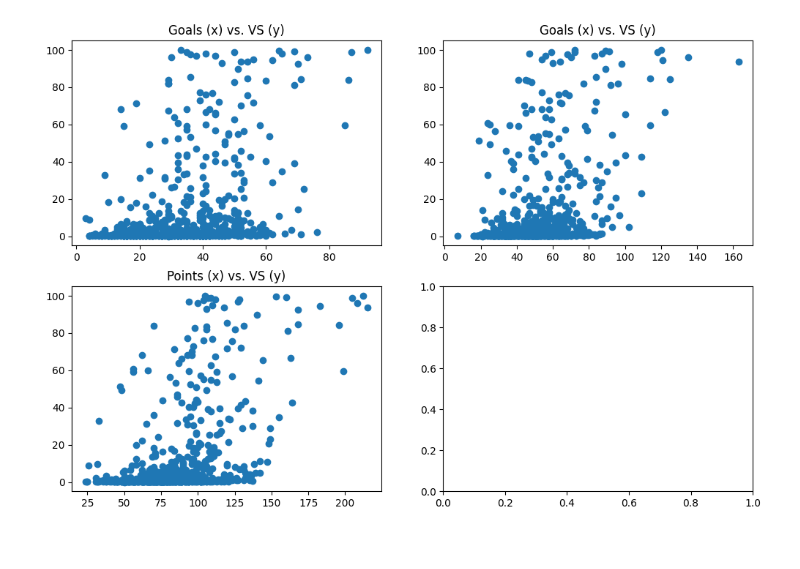
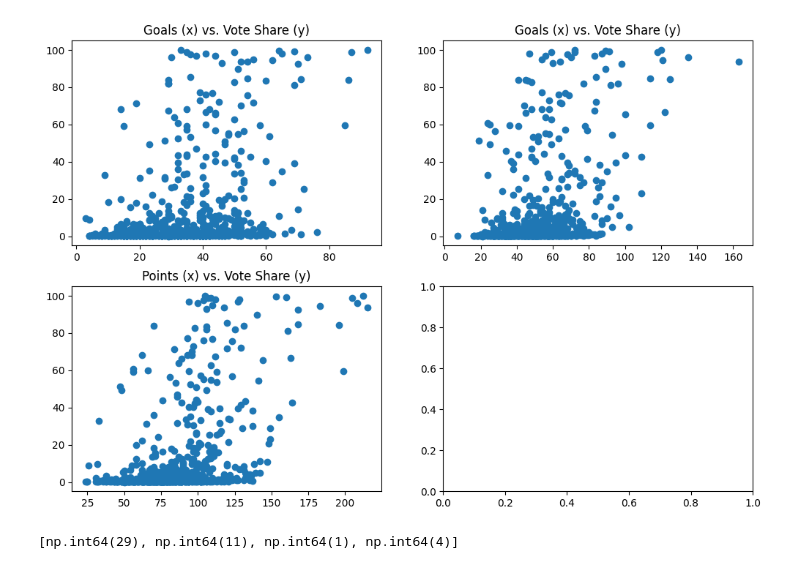
Before and after one commit to tschittina/hart-trophy-prediction, a Jupyter notebook: visualizations.ipynb, the cells around one changed output. Saved outputs shown, nothing was run; the diff lists cells and outputs as text; code cells hidden in the pictures.

```diff
--- a/visualizations.ipynb
+++ b/visualizations.ipynb
@@ -39,15 +49,25 @@ plt.show()
 # %%
 fig, axs = plt.subplots(nrows=2, ncols=2, figsize=(12,8))
 
 axs[0,0].scatter(df['goals'], df['vote-share'])
-axs[0,0].set_title('Goals (x) vs. VS (y)')
+axs[0,0].set_title('Goals (x) vs. Vote Share (y)')
 
 axs[0,1].scatter(df['assists'], df['vote-share'])
-axs[0,1].set_title('Goals (x) vs. VS (y)')
+axs[0,1].set_title('Goals (x) vs. Vote Share (y)')
 
 axs[1,0].scatter(df['points'], df['vote-share'])
-axs[1,0].set_title('Points (x) vs. VS (y)')
+axs[1,0].set_title('Points (x) vs. Vote Share (y)')
 
 plt.show()
 # %% [output]
-[figure, old version]
+[figure, new version]
+# %%
+counts = []
+for pos in ['C', 'W', 'D']:
+    num = df[df[f'position_{pos}'] == 1]['mvp'].sum()
+    counts.append(num)
+
+counts.append(df1['mvp'].sum())
+counts
+# %% [output]
+[np.int64(29), np.int64(11), np.int64(1), np.int64(4)]
```
Also changed, not shown: parts of 5 cells of this notebook, 1 other file.
